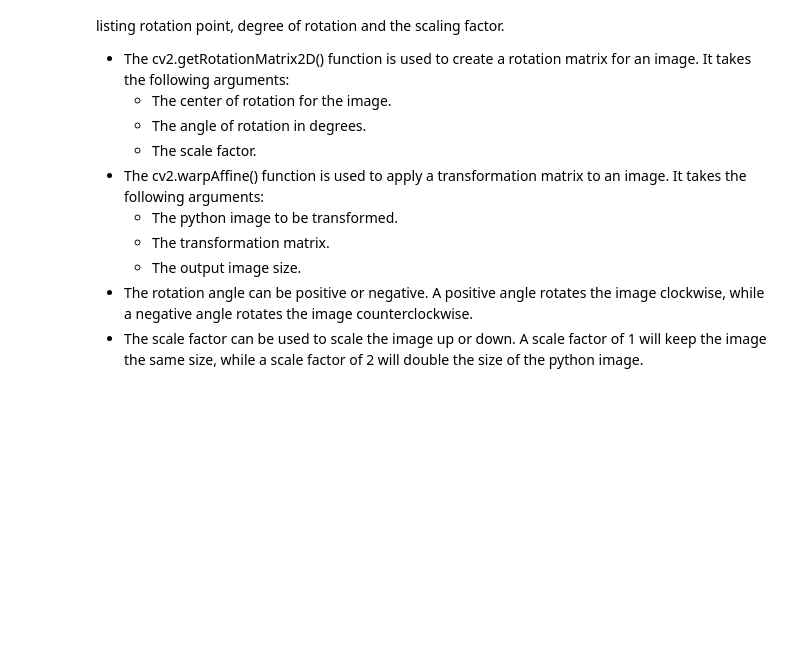
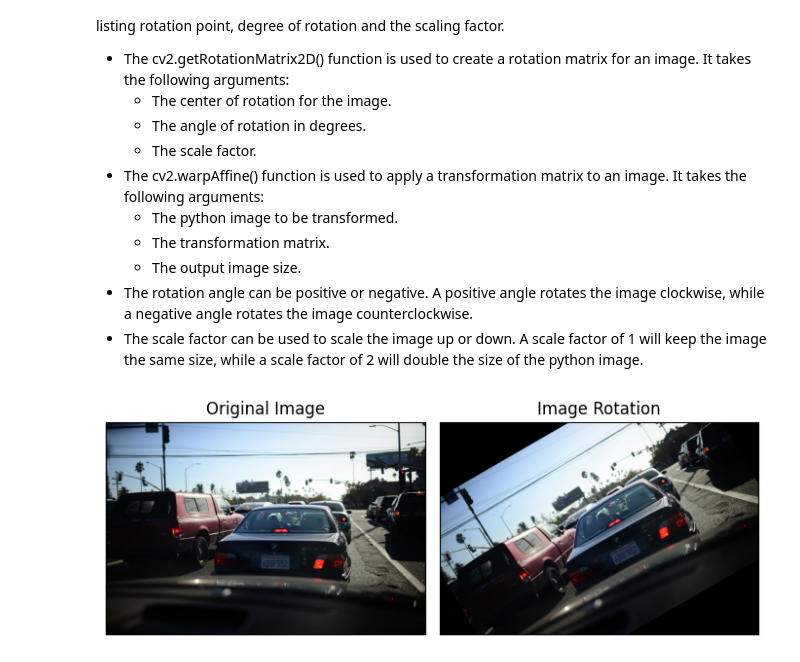
Before and after one commit to AndriiVasylenkoML/image-preprocessing, a Jupyter notebook: image_processing_in_python.ipynb, the cells around one changed output. Cells and saved outputs as stored; diff of their text form; code cells hidden in the pictures; blank space fills up the shorter version.

```diff
--- a/image_processing_in_python.ipynb
+++ b/image_processing_in_python.ipynb
@@ -109,20 +109,43 @@ function is used to create a rotation matrix for an image. It takes the followin
 # %%
 # Import the necessary Libraries
 import cv2
 import matplotlib.pyplot as plt
 
 # Read image from disk.
-img = cv2.imread('Ganeshji.webp')
+img = cv2.imread('car.jpg')
 
 # Convert BGR image to RGB
 image_rgb = cv2.cvtColor(img, cv2.COLOR_BGR2RGB)
 
 # Image rotation parameter
 center = (image_rgb.shape[1] // 2, image_rgb.shape[0] // 2)
 angle = 30
 scale = 1
 
 # getRotationMatrix2D creates a matrix needed for transformation.
 rotation_matrix = cv2.getRotationMatrix2D(center, angle, scale)
 
 # We want matrix for rotation w.r.t center to 30 degree without scaling.
+rotated_image = cv2.warpAffine(image_rgb, rotation_matrix,
+                               (img.shape[1], img.shape[0]))
+# Create subplots
+fig, axs = plt.subplots(1, 2, figsize = (7, 4))
+
+# Plot the original image
+axs[0].imshow(image_rgb)
+axs[0].set_title("Original Image")
+
+# Plot the Rotated image
+axs[1].imshow(rotated_image)
+axs[1].set_title("Image Rotation")
+
+# Remove ticks from the sublopts
+for ax in axs:
+    ax.set_xticks([])
+    ax.set_yticks([])
+
+# Display the subplots
+plt.tight_layout()
+plt.show()
+# %% [output]
+[figure, added]
```
Also changed, not shown: parts of 2 cells of this notebook.
